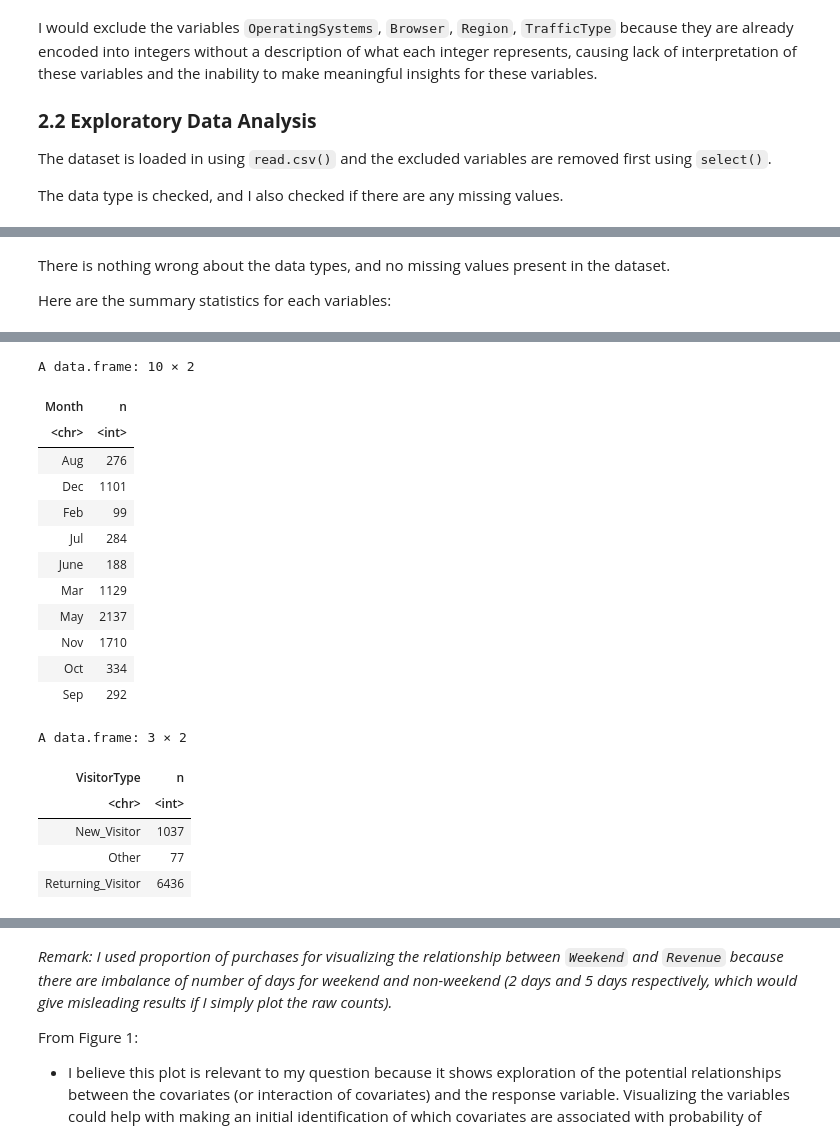
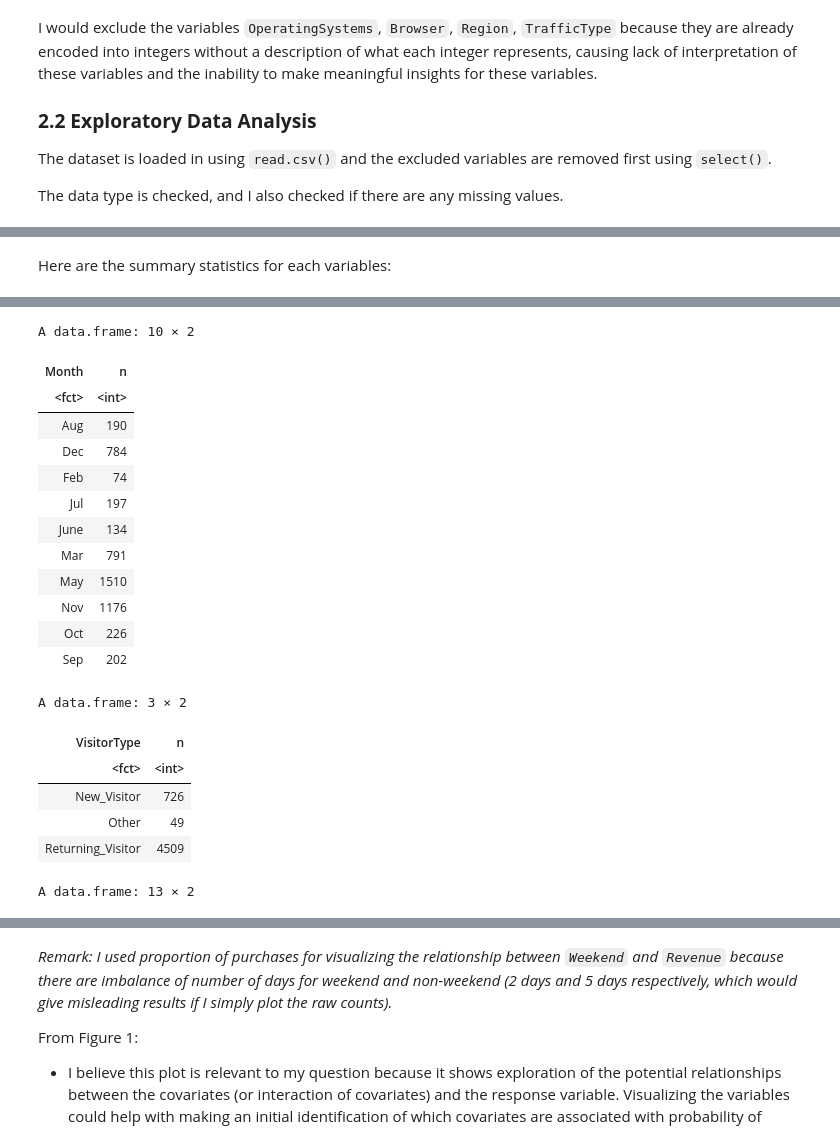
Before and after one commit to schan26/stat301-project, a Jupyter notebook: stat301_code.ipynb, the cells around one changed output, grey strips where cells are left out. Saved outputs shown, nothing was run; the diff lists cells and outputs as text; code cells hidden in the pictures.

```diff
--- a/stat301_code.ipynb
+++ b/stat301_code.ipynb
@@ -82,8 +97,28 @@ Loading required package: carData
 # %%
-data <- read.csv("data/online_shoppers_intention.csv")
+set.seed(42)
+
+data <- read.csv("https://raw.githubusercontent.com/schan26/stat301-project/refs/heads/main/data/online_shoppers_intention.csv")
 
 data <- data %>% filter(Region != 1) # Use data not from Region 1
-data <- data %>% select(-OperatingSystems, -Browser, -Region, - TrafficType) # Remove the excluded variables listed in section 1.3
+# data <- data %>% select(-OperatingSystems, -Browser, -Region, - TrafficType) # Remove the excluded variables listed in section 1.3
 
-head(data)
+# Change categorical variables to factor type
+data$Month <- as.factor(data$Month)
+data$VisitorType <- as.factor(data$VisitorType)
+data$OperatingSystems <- as.factor(data$OperatingSystems)
+data$Browser <- as.factor(data$Browser)
+data$Region <- as.factor(data$Region)
+data$TrafficType <- as.factor(data$TrafficType)
+
+
+# Change response to numeric type of 0 or 1
+# data$Revenue <- as.numeric(data$Revenue)
+
+# check data type of each variable
+sapply(data, class)
+
+# check for missing values count in data frame
+sum(is.na(data))
+
+nrow(data)
 # %% [output]
@@ -99,7 +159,9 @@ A data.frame: 6 × 14
 # %%
-# check data type of each variable
-sapply(data, class)
+# Split data into train and test set
+data_split <- data %>% initial_split(prop = 0.7, strata = Revenue)
+training <- training(data_split)
+testing <- testing(data_split) # Used only after all EDA and fitting
 
-# check for missing values count in data frame
-sum(is.na(data))
+head(training)
+nrow(training)
 # %% [output]
@@ -117,12 +178,11 @@ sum(is.na(data))
 # %% [markdown]
-There is nothing wrong about the data types, and no missing values present in the dataset.
-
 Here are the summary statistics for each variables:
 # %%
-summary(data)
+summary(training)
 # count of observations for each category for the categorical variables
-data %>% count(Month)
-data %>% count(VisitorType)
+training %>% count(Month)
+training %>% count(VisitorType)
+training %>% count(Browser)
 # %% [output]
  Administrative   Administrative_Duration Informational
  Min.   : 0.000   Min.   :   0.00         Min.   : 0.0000
@@ -144,19 +204,20 @@ data %>% count(VisitorType)
 A data.frame: 10 × 2
 | Month | n |
-| <chr> | <int> |
-| Aug | 276 |
-| Dec | 1101 |
-| Feb | 99 |
-| Jul | 284 |
-| June | 188 |
-| Mar | 1129 |
-| May | 2137 |
-| Nov | 1710 |
-| Oct | 334 |
-| Sep | 292 |
+| <fct> | <int> |
+| Aug | 190 |
+| Dec | 784 |
+| Feb | 74 |
+| Jul | 197 |
+| June | 134 |
+| Mar | 791 |
+| May | 1510 |
+| Nov | 1176 |
+| Oct | 226 |
+| Sep | 202 |
 A data.frame: 3 × 2
 | VisitorType | n |
-| <chr> | <int> |
-| New_Visitor | 1037 |
-| Other | 77 |
-| Returning_Visitor | 6436 |
+| <fct> | <int> |
+| New_Visitor | 726 |
+| Other | 49 |
+| Returning_Visitor | 4509 |
+A data.frame: 13 × 2
```
Also changed, not shown: parts of 36 cells of this notebook.
